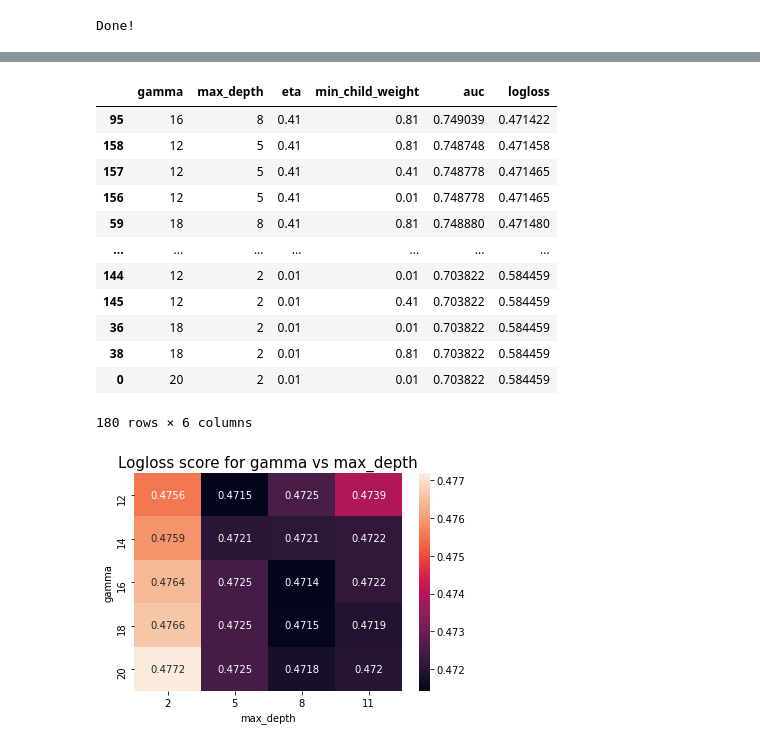
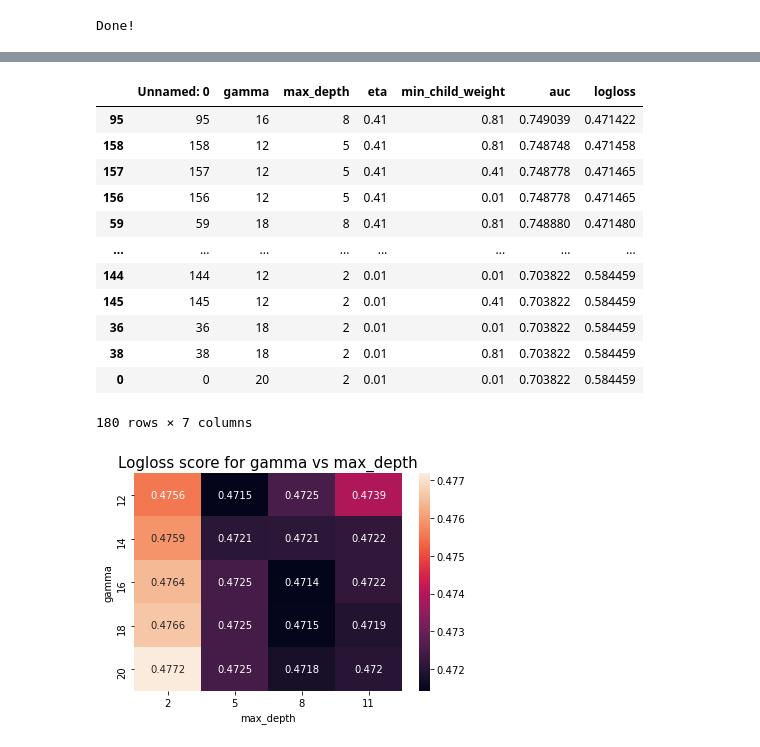
Before and after one commit to cmadding/MSDS_7333_QTW, a Jupyter notebook: CaseStudy08/Ansari- Case 8-XGBOOST.ipynb, the cells around one changed output, grey strips where cells are left out. Drawn from its saved outputs; the diff is of its cells as text; code cells hidden in the pictures.

```diff
--- a/CaseStudy08/Ansari- Case 8-XGBOOST.ipynb
+++ b/CaseStudy08/Ansari- Case 8-XGBOOST.ipynb
@@ -115,19 +93,21 @@ result
+# %%
+result = pd.read_csv('data/XGBOOST_Tunning.csv')
 # %%
-pd.DataFrame(result).sort_values(by=['logloss'],ascending=True)
+result.sort_values(by=['logloss'],ascending=True)
 # %% [output]
-|  | gamma | max_depth | eta | min_child_weight | auc | logloss |
-| 95 | 16 | 8 | 0.41 | 0.81 | 0.749039 | 0.471422 |
-| 158 | 12 | 5 | 0.41 | 0.81 | 0.748748 | 0.471458 |
-| 157 | 12 | 5 | 0.41 | 0.41 | 0.748778 | 0.471465 |
-| 156 | 12 | 5 | 0.41 | 0.01 | 0.748778 | 0.471465 |
-| 59 | 18 | 8 | 0.41 | 0.81 | 0.748880 | 0.471480 |
-| ... | ... | ... | ... | ... | ... | ... |
-| 144 | 12 | 2 | 0.01 | 0.01 | 0.703822 | 0.584459 |
-| 145 | 12 | 2 | 0.01 | 0.41 | 0.703822 | 0.584459 |
-| 36 | 18 | 2 | 0.01 | 0.01 | 0.703822 | 0.584459 |
-| 38 | 18 | 2 | 0.01 | 0.81 | 0.703822 | 0.584459 |
-| 0 | 20 | 2 | 0.01 | 0.01 | 0.703822 | 0.584459 |
+|  | Unnamed: 0 | gamma | max_depth | eta | min_child_weight | auc | logloss |
+| 95 | 95 | 16 | 8 | 0.41 | 0.81 | 0.749039 | 0.471422 |
+| 158 | 158 | 12 | 5 | 0.41 | 0.81 | 0.748748 | 0.471458 |
+| 157 | 157 | 12 | 5 | 0.41 | 0.41 | 0.748778 | 0.471465 |
+| 156 | 156 | 12 | 5 | 0.41 | 0.01 | 0.748778 | 0.471465 |
+| 59 | 59 | 18 | 8 | 0.41 | 0.81 | 0.748880 | 0.471480 |
+| ... | ... | ... | ... | ... | ... | ... | ... |
+| 144 | 144 | 12 | 2 | 0.01 | 0.01 | 0.703822 | 0.584459 |
+| 145 | 145 | 12 | 2 | 0.01 | 0.41 | 0.703822 | 0.584459 |
+| 36 | 36 | 18 | 2 | 0.01 | 0.01 | 0.703822 | 0.584459 |
+| 38 | 38 | 18 | 2 | 0.01 | 0.81 | 0.703822 | 0.584459 |
+| 0 | 0 | 20 | 2 | 0.01 | 0.01 | 0.703822 | 0.584459 |
-180 rows × 6 columns
+180 rows × 7 columns
 # %%
 def heatmapplot(result,param1,param2):
 
```
Also changed, not shown: parts of 3 cells of this notebook.
